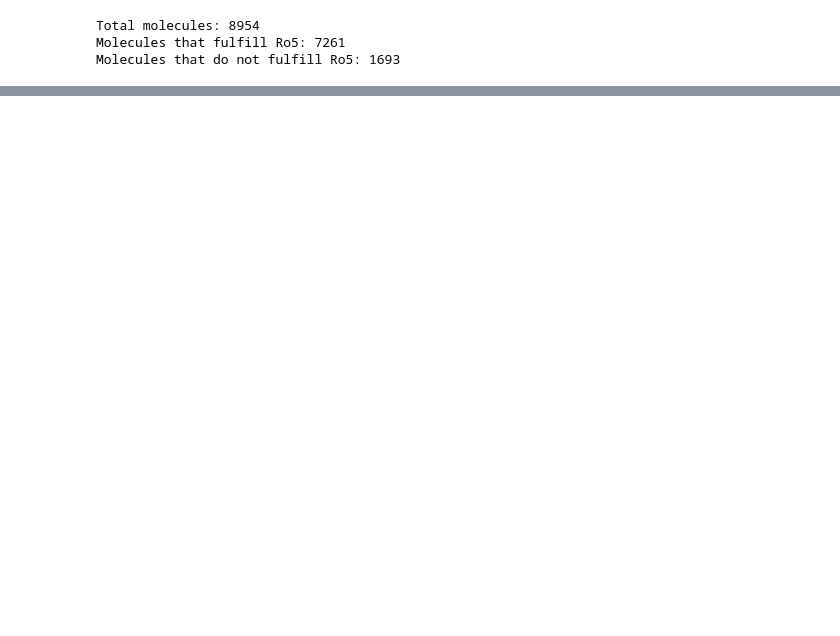
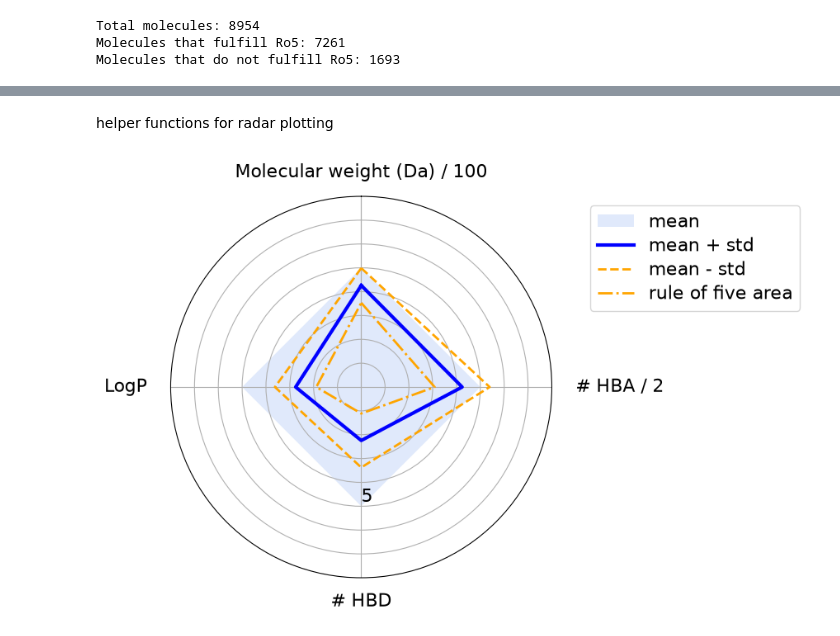
Before and after one commit to Fyn2a/VEGRF-2-Drug-Design, a Jupyter notebook: DataFilteration.ipynb, the cells around one changed output, grey strips where cells are left out. Cells and saved outputs as stored; diff of their text form; code cells hidden in the pictures; blank space fills up the shorter version.

```diff
--- a/DataFilteration.ipynb
+++ b/DataFilteration.ipynb
@@ -103,0 +137,18 @@ Molecules that do not fulfill Ro5: 1693
+# %% [markdown]
+helper functions for radar plotting
+# %%
+def _scale_by_thresholds(stats, thresholds, scaled_threshold):
+    # Raise error if scaling keys and data_stats indicies are not matching
+    for property_name in stats.index:
+        if property_name not in thresholds.keys():
+            raise KeyError(f"Add property '{property_name}' to scaling variable.")
+    # Scale property data
+    stats_scaled = stats.apply(lambda x: x / thresholds[x.name] * scaled_threshold, axis=1)
+    return stats_scaled
+
+
+def _define_radial_axes_angles(n_axes):
+    """Define angles (radians) for radial (x-)axes depending on the number of axes."""
+    x_angles = [i / float(n_axes) * 2 * math.pi for i in range(n_axes)]
+    x_angles += x_angles[:1]
+    return x_angles
@@ -103,0 +234,31 @@ Molecules that do not fulfill Ro5: 1693
+# %%
+thresholds = {
+    "Molecular Weight": 500,
+    "LogP": 5,
+    "H-Bond Donors": 5,
+    "H-Bond Acceptors": 10,
+}
+scaled_threshold = 5
+properties_labels = [
+    "Molecular weight (Da) / 100",
+    "# HBA / 2",
+    "# HBD",
+    "LogP",
+]
+y_max = 8
+# %%
+from pathlib import Path
+
+output_path = Path("plots") / "ro5_fulfilled_radar_plot.png"
+output_path.parent.mkdir(parents=True, exist_ok=True)
+
+plot_radar(
+    y=ro5_fulfilled_stats,
+    thresholds=thresholds,
+    scaled_threshold=scaled_threshold,
+    properties_labels=properties_labels,
+    y_max=y_max,
+    output_path=output_path,
+)
+# %% [output]
+[figure, added]
```
Also changed, not shown: parts of 10 cells of this notebook, 2 other files.
